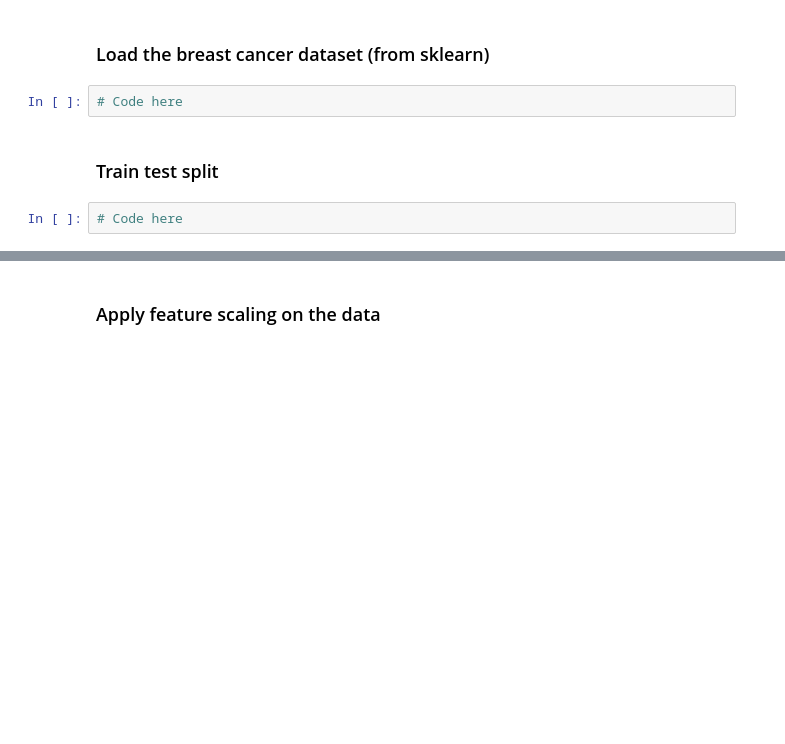
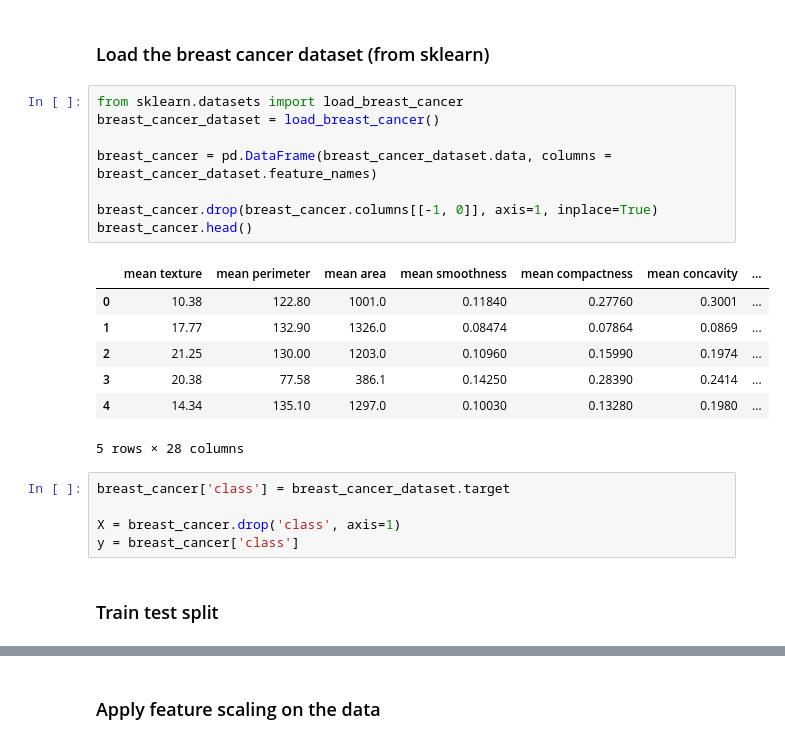
Before and after one commit to araul3927/ML_Intern, a Jupyter notebook: regression-assignment/Logistic Regression.ipynb, the cells around one changed output, grey strips where cells are left out. Drawn from its saved outputs; the diff is of its cells as text; blank space fills up the shorter version.

```diff
--- a/regression-assignment/Logistic Regression.ipynb
+++ b/regression-assignment/Logistic Regression.ipynb
@@ -7,9 +11,26 @@ This will be helpful to further familiarize yourself with Numpy and how Logistic
 If you face any problems, feel free to contact us in Slack
 # %% [markdown]
 ### Load the breast cancer dataset (from sklearn)
-# %%
-# Code here
+# %%
+from sklearn.datasets import load_breast_cancer
+breast_cancer_dataset = load_breast_cancer()
+
+breast_cancer = pd.DataFrame(breast_cancer_dataset.data, columns = breast_cancer_dataset.feature_names)
+
+breast_cancer.drop(breast_cancer.columns[[-1, 0]], axis=1, inplace=True)
+breast_cancer.head()
+# %% [output]
+|  | mean texture | mean perimeter | mean area | mean smoothness | mean compactness | mean concavity | ... |
+| 0 | 10.38 | 122.80 | 1001.0 | 0.11840 | 0.27760 | 0.3001 | ... |
+| 1 | 17.77 | 132.90 | 1326.0 | 0.08474 | 0.07864 | 0.0869 | ... |
+| 2 | 21.25 | 130.00 | 1203.0 | 0.10960 | 0.15990 | 0.1974 | ... |
+| 3 | 20.38 | 77.58 | 386.1 | 0.14250 | 0.28390 | 0.2414 | ... |
+| 4 | 14.34 | 135.10 | 1297.0 | 0.10030 | 0.13280 | 0.1980 | ... |
+5 rows × 28 columns
+# %%
+breast_cancer['class'] = breast_cancer_dataset.target
+
+X = breast_cancer.drop('class', axis=1)
+y = breast_cancer['class']
 # %% [markdown]
 ### Train test split
-# %%
-# Code here
```
Also changed, not shown: parts of 26 cells of this notebook, 1 other file.
